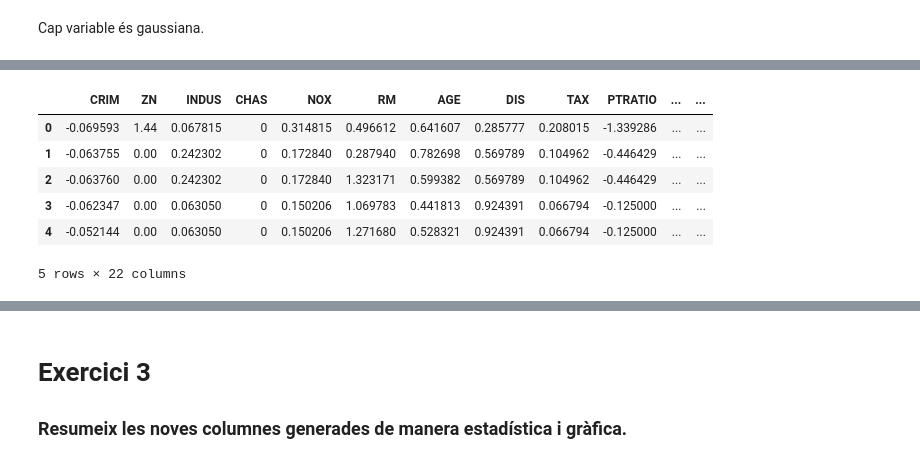
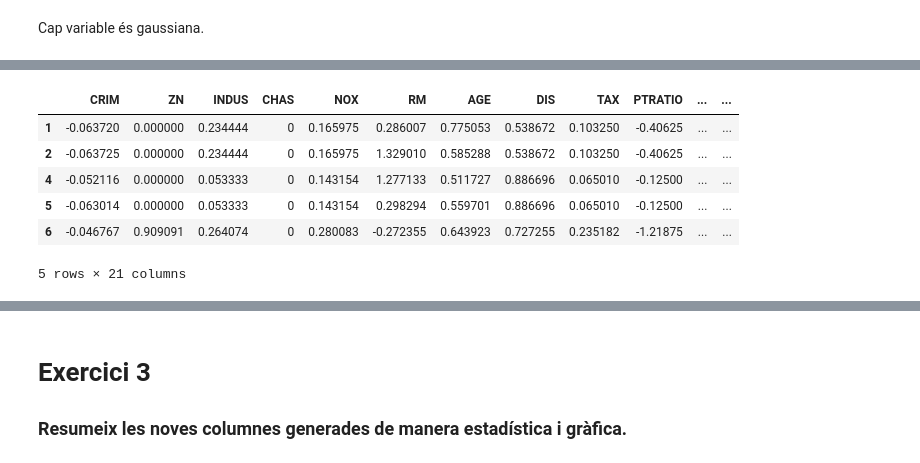
Before and after one commit to JO-VL/SkLearn_Train_Test, a Jupyter notebook: M5 T02.ipynb, the cells around one changed output, grey strips where cells are left out. Cells and saved outputs as stored; diff of their text form; code cells hidden in the pictures.

```diff
--- a/M5 T02.ipynb
+++ b/M5 T02.ipynb
@@ -183,15 +181,3 @@ Si ens fixem en els preus, estàn desactualitzats, ja que la base de dades és d
 # Fem copia abans del preprocessat per no modificar el dataframe original
 
 df_copy = df.copy()
-# %%
-#Calculem la mitjana i apliquem la revalorització a cada valor
-
-preu_actual = 830 #ja que la unitat son milers
-
-mitjana_preus = df_copy['MEDV'].mean()
-
-increment = preu_actual/mitjana_preus
-
-df_copy.loc[:, 'MEDV'] = (df_copy['MEDV'] * increment)
-
-df_copy
@@ -290,13 +324,16 @@ from sklearn import preprocessing
 from sklearn.preprocessing import MinMaxScaler, RobustScaler
 
 columnsNorm = ['INDUS', 'NOX', 'AGE', 'TAX']
-scaler = preprocessing.MinMaxScaler().fit(df_copy[columnsNorm])
-df_copy[columnsNorm] = scaler.transform(df_copy[columnsNorm])
+
+X_train[columnsNorm] = preprocessing.MinMaxScaler().fit_transform(X_train[columnsNorm])
+X_test[columnsNorm] = preprocessing.MinMaxScaler().fit_transform(X_test[columnsNorm])
 
 columnsRobust = ['CRIM', 'ZN', 'RM', 'DIS', 'PTRATIO' ,'B', 'LSTAT']
-scaler = preprocessing.RobustScaler().fit(df_copy[columnsRobust])
-df_copy[columnsRobust] = scaler.transform(df_copy[columnsRobust])
 
-df_copy.head()
+X_train[columnsRobust] = preprocessing.RobustScaler().fit_transform(X_train[columnsRobust])
+X_test[columnsRobust] = preprocessing.RobustScaler().fit_transform(X_test[columnsRobust])
+
+X_train = X_train.sort_index()
+X_train.head()
 # %% [output]
 |  | CRIM | ZN | INDUS | CHAS | NOX | RM | AGE | DIS | RAD | TAX | PTRATIO | ... |
@@ -312,13 +355,14 @@ df_copy_2 = df_copy.copy
 # %%
 # Transformem en dummy 'RAD' ja que només té 9 valors únics
 
-df_copy_2 = pd.get_dummies(df_copy, columns=["RAD"])
-df_copy_2.head()
+X_train = pd.get_dummies(X_train, columns=["RAD"])
+X_train = X_train.sort_index()
+X_train.head()
 # %% [output]
 |  | CRIM | ZN | INDUS | CHAS | NOX | RM | AGE | DIS | TAX | PTRATIO | ... | ... |
-| 0 | -0.069593 | 1.44 | 0.067815 | 0 | 0.314815 | 0.496612 | 0.641607 | 0.285777 | 0.208015 | -1.339286 | ... | ... |
-| 1 | -0.063755 | 0.00 | 0.242302 | 0 | 0.172840 | 0.287940 | 0.782698 | 0.569789 | 0.104962 | -0.446429 | ... | ... |
-| 2 | -0.063760 | 0.00 | 0.242302 | 0 | 0.172840 | 1.323171 | 0.599382 | 0.569789 | 0.104962 | -0.446429 | ... | ... |
-| 3 | -0.062347 | 0.00 | 0.063050 | 0 | 0.150206 | 1.069783 | 0.441813 | 0.924391 | 0.066794 | -0.125000 | ... | ... |
-| 4 | -0.052144 | 0.00 | 0.063050 | 0 | 0.150206 | 1.271680 | 0.528321 | 0.924391 | 0.066794 | -0.125000 | ... | ... |
+| 1 | -0.063720 | 0.000000 | 0.234444 | 0 | 0.165975 | 0.286007 | 0.775053 | 0.538672 | 0.103250 | -0.40625 | ... | ... |
+| 2 | -0.063725 | 0.000000 | 0.234444 | 0 | 0.165975 | 1.329010 | 0.585288 | 0.538672 | 0.103250 | -0.40625 | ... | ... |
+| 4 | -0.052116 | 0.000000 | 0.053333 | 0 | 0.143154 | 1.277133 | 0.511727 | 0.886696 | 0.065010 | -0.12500 | ... | ... |
+| 5 | -0.063014 | 0.000000 | 0.053333 | 0 | 0.143154 | 0.298294 | 0.559701 | 0.886696 | 0.065010 | -0.12500 | ... | ... |
+| 6 | -0.046767 | 0.909091 | 0.264074 | 0 | 0.280083 | -0.272355 | 0.643923 | 0.727255 | 0.235182 | -1.21875 | ... | ... |
-5 rows × 22 columns
+5 rows × 21 columns
```
Also changed, not shown: parts of 20 cells of this notebook.
